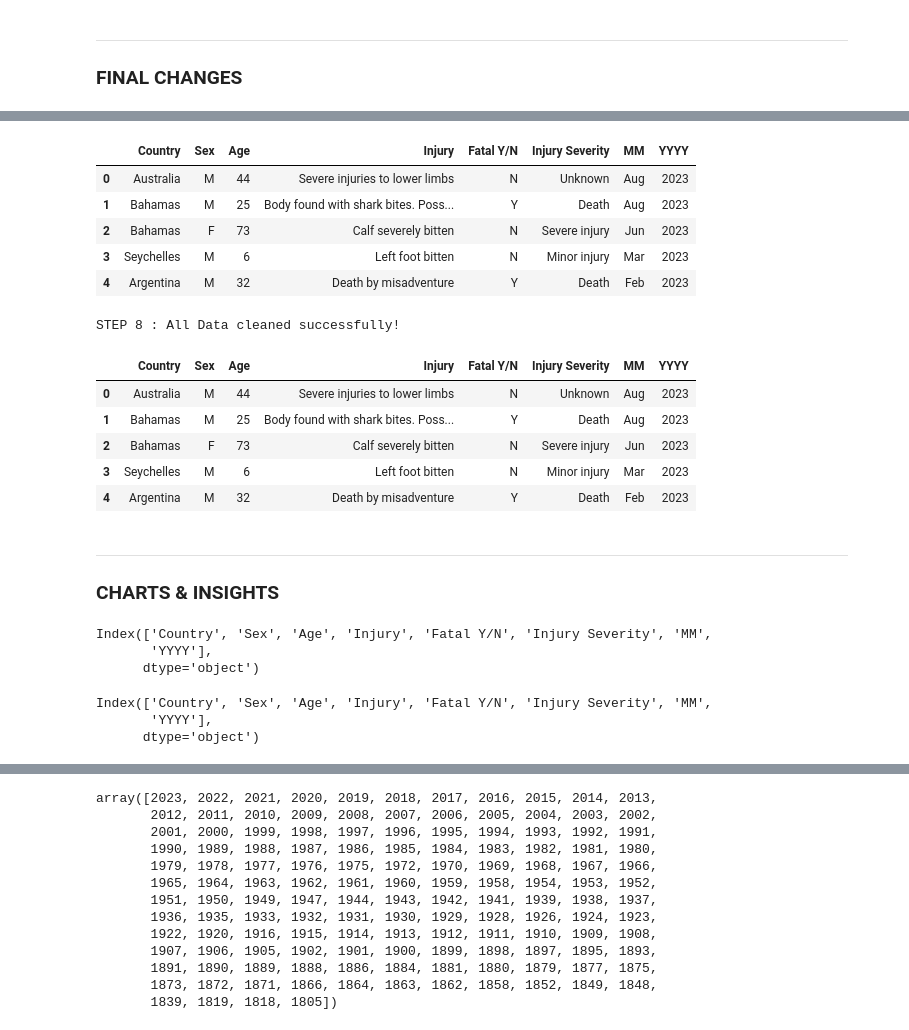
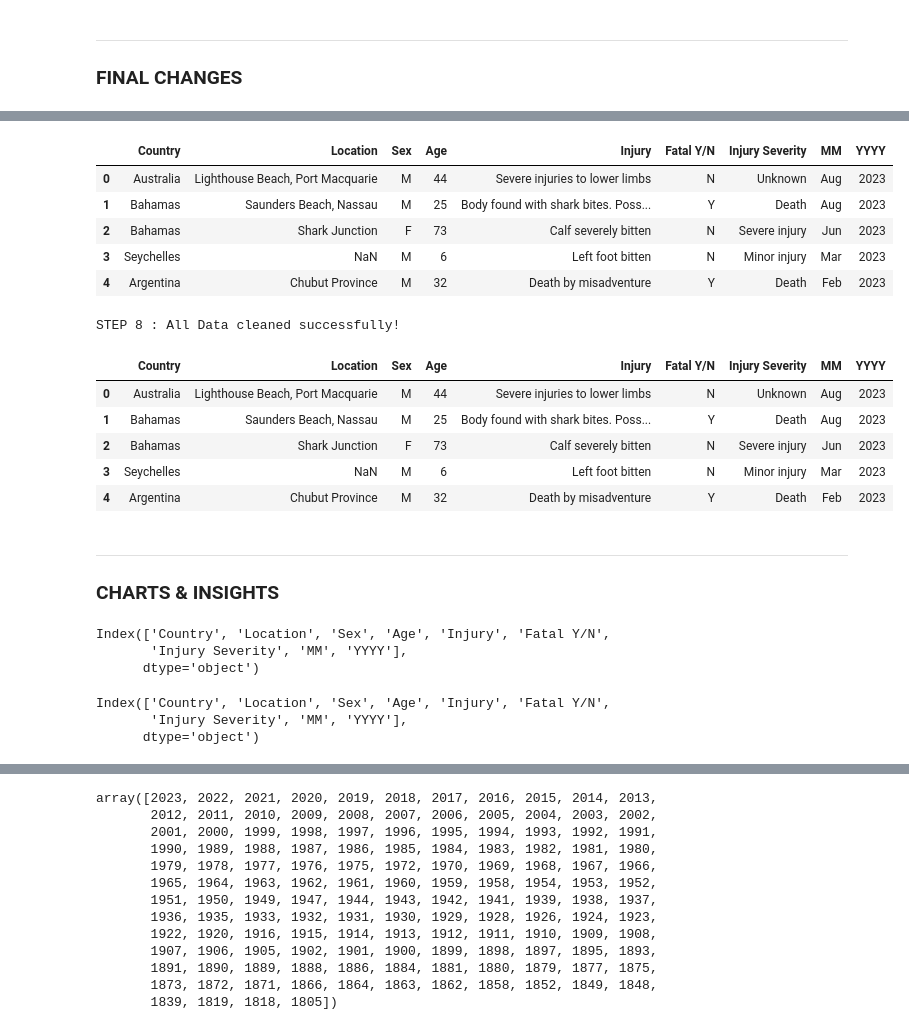
Before and after one commit to samia-boubaya/02_project-shark-attacks, a Jupyter notebook: notebooks/samia.ipynb, the cells around one changed output, grey strips where cells are left out. Drawn from its saved outputs; the diff is of its cells as text; code cells hidden in the pictures.

```diff
--- a/notebooks/samia.ipynb
+++ b/notebooks/samia.ipynb
@@ -1112,24 +1114,23 @@ df.head(5)
 # %%
 # Drop columns we don't need:
 df = df.drop(columns=['Activity'])
 df = df.drop(columns=['Type'])
 df = df.drop(columns=['Species '])
 df = df.drop(columns=['Source'])
 df = df.drop(columns=['Time'])
 df = df.drop(columns=['Name'])
 df = df.drop(columns=['State'])
-df = df.drop(columns=['Location'])
 df = df.drop(columns=['DD'])
 
 df = df[df['MM'].notna() & (df['MM'] != "")]
 df.head()
 # %% [output]
-|  | Country | Sex | Age | Injury | Fatal Y/N | Injury Severity | MM | YYYY |
-| 0 | Australia | M | 44 | Severe injuries to lower limbs | N | Unknown | Aug | 2023 |
-| 1 | Bahamas | M | 25 | Body found with shark bites. Poss... | Y | Death | Aug | 2023 |
-| 2 | Bahamas | F | 73 | Calf severely bitten | N | Severe injury | Jun | 2023 |
-| 3 | Seychelles | M | 6 | Left foot bitten | N | Minor injury | Mar | 2023 |
-| 4 | Argentina | M | 32 | Death by misadventure | Y | Death | Feb | 2023 |
+|  | Country | Location | Sex | Age | Injury | Fatal Y/N | Injury Severity | MM | YYYY |
+| 0 | Australia | Lighthouse Beach, Port Macquarie | M | 44 | Severe injuries to lower limbs | N | Unknown | Aug | 2023 |
+| 1 | Bahamas | Saunders Beach, Nassau | M | 25 | Body found with shark bites. Poss... | Y | Death | Aug | 2023 |
+| 2 | Bahamas | Shark Junction | F | 73 | Calf severely bitten | N | Severe injury | Jun | 2023 |
+| 3 | Seychelles | NaN | M | 6 | Left foot bitten | N | Minor injury | Mar | 2023 |
+| 4 | Argentina | Chubut Province | M | 32 | Death by misadventure | Y | Death | Feb | 2023 |
 # %%
 # Save INTERIM DATAFRAM CLEANED to CSV
 df.to_csv("../data/interim/8_interim_clean.csv", index=False)
@@ -1137,20 +1138,20 @@ print("STEP 8 : All Data cleaned successfully!")
 df.head()
 # %% [output]
 STEP 8 : All Data cleaned successfully!
-|  | Country | Sex | Age | Injury | Fatal Y/N | Injury Severity | MM | YYYY |
-| 0 | Australia | M | 44 | Severe injuries to lower limbs | N | Unknown | Aug | 2023 |
-| 1 | Bahamas | M | 25 | Body found with shark bites. Poss... | Y | Death | Aug | 2023 |
-| 2 | Bahamas | F | 73 | Calf severely bitten | N | Severe injury | Jun | 2023 |
-| 3 | Seychelles | M | 6 | Left foot bitten | N | Minor injury | Mar | 2023 |
-| 4 | Argentina | M | 32 | Death by misadventure | Y | Death | Feb | 2023 |
+|  | Country | Location | Sex | Age | Injury | Fatal Y/N | Injury Severity | MM | YYYY |
+| 0 | Australia | Lighthouse Beach, Port Macquarie | M | 44 | Severe injuries to lower limbs | N | Unknown | Aug | 2023 |
+| 1 | Bahamas | Saunders Beach, Nassau | M | 25 | Body found with shark bites. Poss... | Y | Death | Aug | 2023 |
+| 2 | Bahamas | Shark Junction | F | 73 | Calf severely bitten | N | Severe injury | Jun | 2023 |
+| 3 | Seychelles | NaN | M | 6 | Left foot bitten | N | Minor injury | Mar | 2023 |
+| 4 | Argentina | Chubut Province | M | 32 | Death by misadventure | Y | Death | Feb | 2023 |
 # %% [markdown]
 ----
 ### CHARTS & INSIGHTS
 # %%
 df.columns
 # %% [output]
-Index(['Country', 'Sex', 'Age', 'Injury', 'Fatal Y/N', 'Injury Severity', 'MM',
-       'YYYY'],
+Index(['Country', 'Location', 'Sex', 'Age', 'Injury', 'Fatal Y/N',
+       'Injury Severity', 'MM', 'YYYY'],
       dtype='object')
 # %%
 import plotly.io as pio
@@ -1218,8 +1219,8 @@ fig.update_layout(
 
 fig.show()
 # %% [output]
-Index(['Country', 'Sex', 'Age', 'Injury', 'Fatal Y/N', 'Injury Severity', 'MM',
-       'YYYY'],
+Index(['Country', 'Location', 'Sex', 'Age', 'Injury', 'Fatal Y/N',
+       'Injury Severity', 'MM', 'YYYY'],
       dtype='object')
 # %%
 print(df.columns)
```
Also changed, not shown: parts of 10 cells of this notebook, 2 other files.
